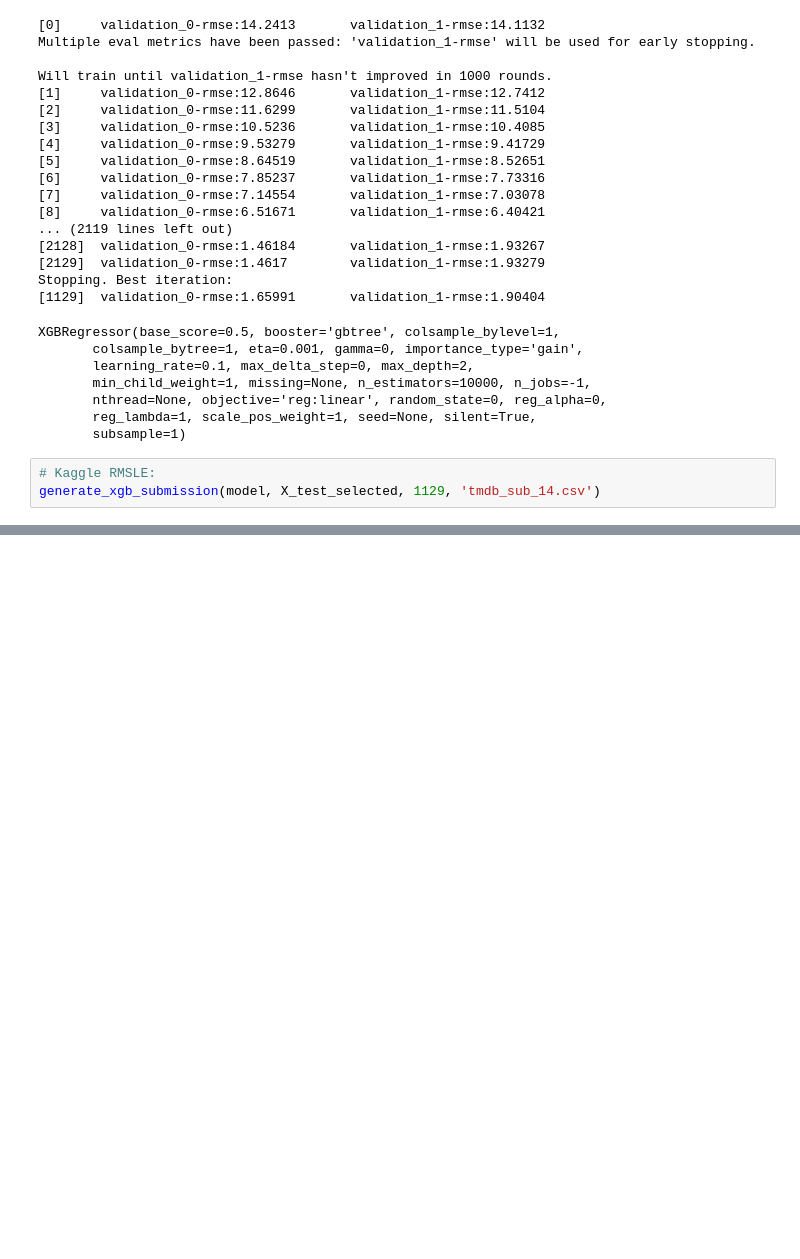
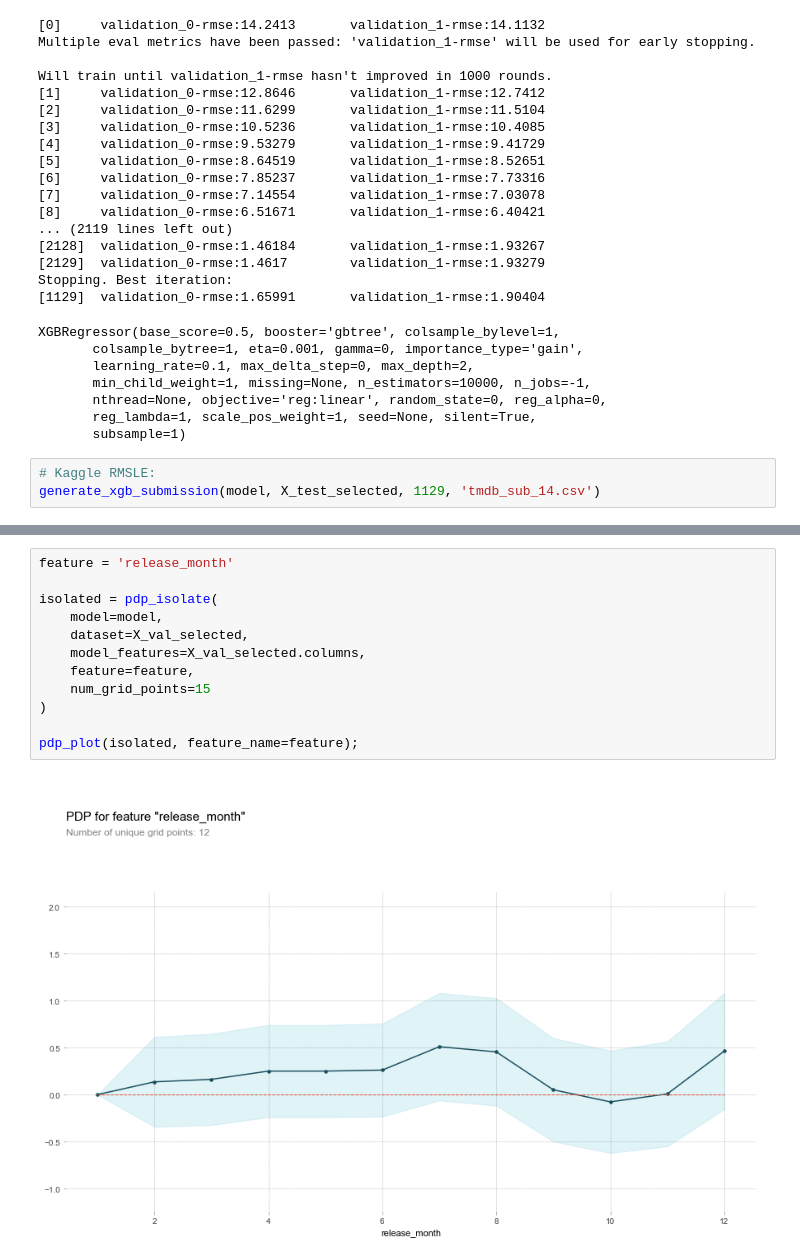
Before and after one commit to SMSinclair/Predictive-Modeling-Portfolio-Project, a Jupyter notebook: notebooks/tmdb_data_exploration.ipynb, the cells around one changed output, grey strips where cells are left out. Saved outputs shown, nothing was run; the diff lists cells and outputs as text; blank space fills up the shorter version.

```diff
--- a/notebooks/tmdb_data_exploration.ipynb
+++ b/notebooks/tmdb_data_exploration.ipynb
@@ -400,0 +446,14 @@ generate_xgb_submission(model, X_test_selected, 1129, 'tmdb_sub_14.csv')
+# %%
+feature = 'release_month'
+
+isolated = pdp_isolate(
+    model=model,
+    dataset=X_val_selected,
+    model_features=X_val_selected.columns,
+    feature=feature,
+    num_grid_points=15
+)
+
+pdp_plot(isolated, feature_name=feature);
+# %% [output]
+[figure, added]
```
Also changed, not shown: parts of 19 cells of this notebook.
